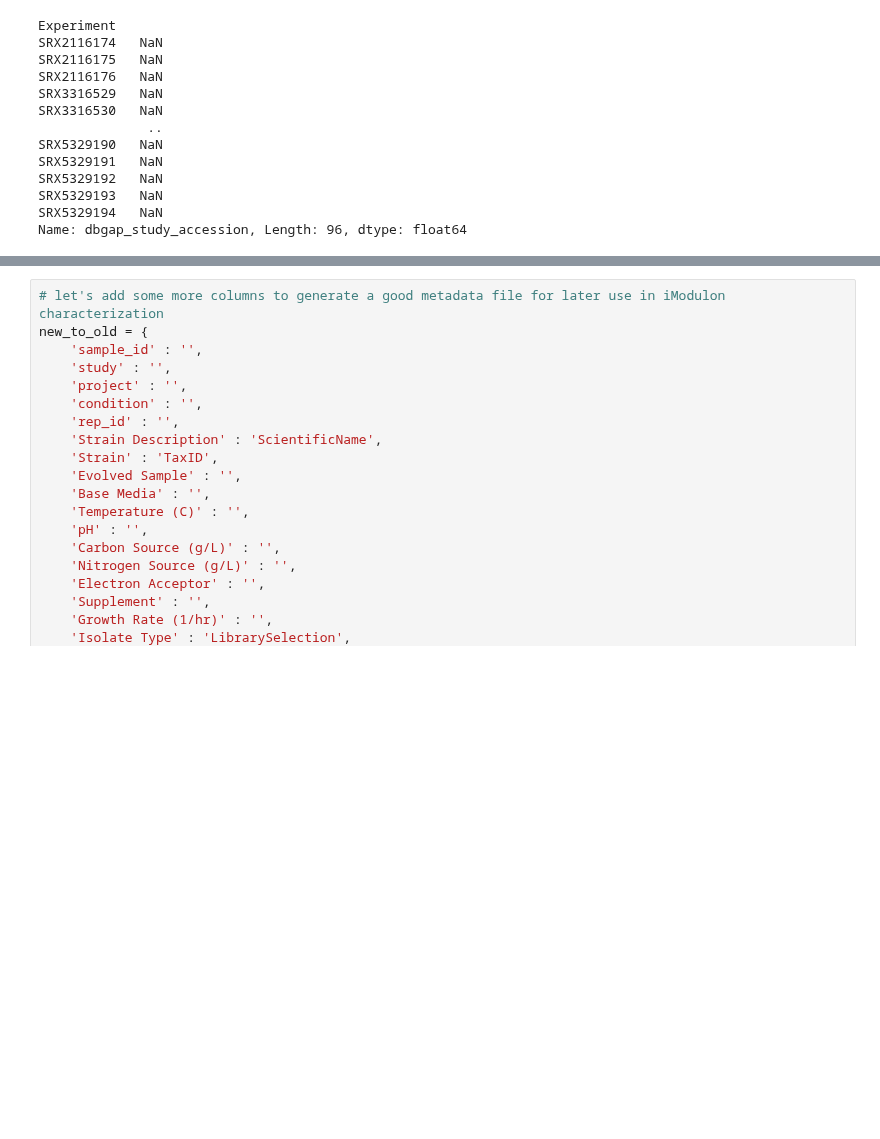
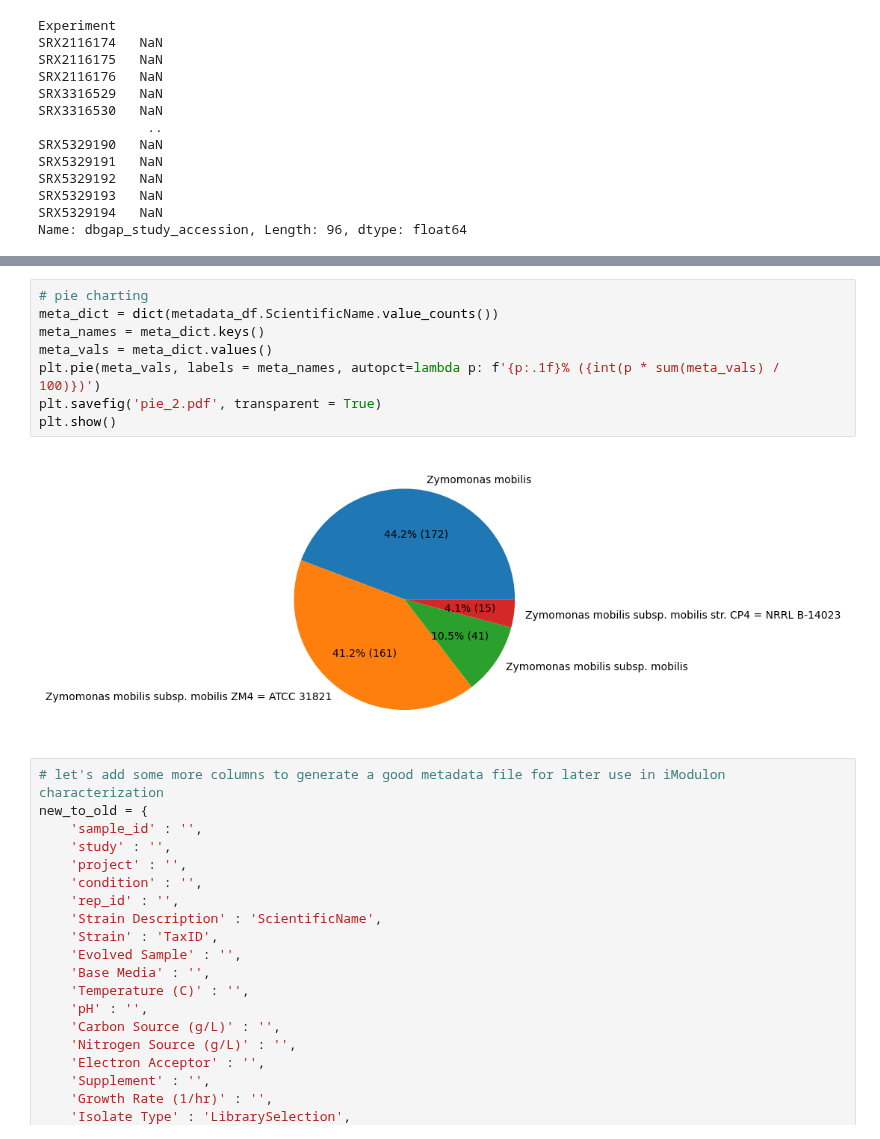
Before and after one commit to cristalzucsd/iModulonMiner, a Jupyter notebook: 5_characterize_iModulons/6_investigate_metadata_and_curate_metadata.ipynb, the cells around one changed output, grey strips where cells are left out. Cells and saved outputs as stored; diff of their text form; blank space fills up the shorter version.

```diff
--- a/5_characterize_iModulons/6_investigate_metadata_and_curate_metadata.ipynb
+++ b/5_characterize_iModulons/6_investigate_metadata_and_curate_metadata.ipynb
@@ -65,3 +69,13 @@ plt.show()
+# %%
+# pie charting
+meta_dict = dict(metadata_df.ScientificName.value_counts())
+meta_names = meta_dict.keys()
+meta_vals = meta_dict.values()
+plt.pie(meta_vals, labels = meta_names, autopct=lambda p: f'{p:.1f}% ({int(p * sum(meta_vals) / 100)})')
+plt.savefig('pie_2.pdf', transparent = True)
+plt.show()
+# %% [output]
+[figure, added]
 # %%
 # let's add some more columns to generate a good metadata file for later use in iModulon characterization
 new_to_old = {
```
Also changed, not shown: parts of 4 cells of this notebook, 1 other file.
